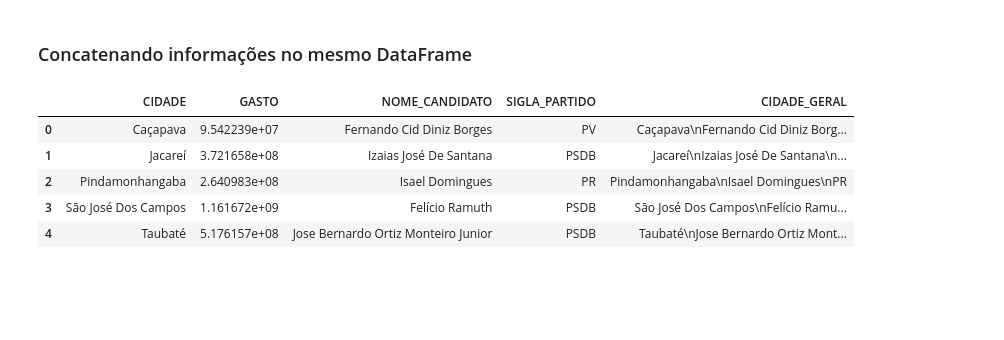
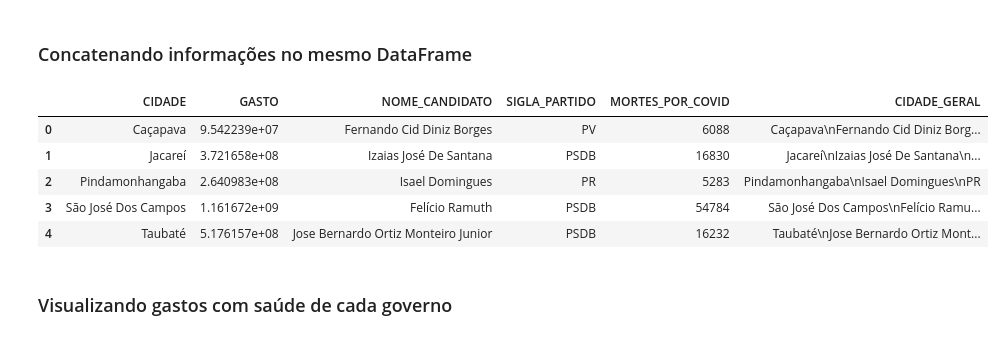
Before and after one commit to FabioRomeiro/GovernoEficazCOVID, a Jupyter notebook: GovernoEficazCOVID.ipynb, the cells around one changed output. Saved outputs shown, nothing was run; the diff lists cells and outputs as text; code cells hidden in the pictures; blank space fills up the shorter version.

```diff
--- a/GovernoEficazCOVID.ipynb
+++ b/GovernoEficazCOVID.ipynb
@@ -108,3 +110,7 @@ df_cities_expenses
 | 4 | TAUBATÉ | 5.176157e+08 |
 # %% [markdown]
 ### Importando e estudando dados de mortes por COVID dos municipios
+# %%
+df_all_covid_deaths = pd.read_csv('https://romeiro.s3-sa-east-1.amazonaws.com/HIST_PAINEL_COVIDBR_28nov2020.csv', sep=";", encoding="ANSI")
+df_all_covid_deaths['municipio'] = df_all_covid_deaths['municipio'].str.upper()
+df_all_covid_deaths.sample(5)
@@ -110,0 +124,5 @@ df_cities_expenses
+# %%
+covid_deaths_series = df_all_covid_deaths.query('municipio in @chosen_cities').groupby('municipio').sum('obitosAcumulado')['obitosAcumulado']
+frame = { 'CIDADE': covid_deaths_series.index, 'MORTES_POR_COVID': covid_deaths_series.values }
+df_covid_deaths = pd.DataFrame(frame)
+df_covid_deaths
@@ -111,17 +136,19 @@ df_cities_expenses
 # %% [markdown]
 ### Concatenando informações no mesmo DataFrame
 # %%
-data_frames = [df_cities_expenses, df_candidates]
+data_frames = [df_cities_expenses, df_candidates, df_covid_deaths]
 df_government_efficiency = reduce(lambda left, right: pd.merge(left, right, how='inner'), data_frames)
 df_government_efficiency['NOME_CANDIDATO'] = df_government_efficiency['NOME_CANDIDATO'].str.title()
 df_government_efficiency['CIDADE'] = df_government_efficiency['CIDADE'].str.title()
 df_government_efficiency['CIDADE_GERAL'] = df_government_efficiency[['CIDADE', 'NOME_CANDIDATO', 'SIGLA_PARTIDO']].agg('\n'.join, axis=1)
 df_government_efficiency
 # %% [output]
-|  | CIDADE | GASTO | NOME_CANDIDATO | SIGLA_PARTIDO | CIDADE_GERAL |
-| 0 | Caçapava | 9.542239e+07 | Fernando Cid Diniz Borges | PV | Caçapava\nFernando Cid Diniz Borg... |
-| 1 | Jacareí | 3.721658e+08 | Izaias José De Santana | PSDB | Jacareí\nIzaias José De Santana\n... |
-| 2 | Pindamonhangaba | 2.640983e+08 | Isael Domingues | PR | Pindamonhangaba\nIsael Domingues\nPR |
-| 3 | São José Dos Campos | 1.161672e+09 | Felício Ramuth | PSDB | São José Dos Campos\nFelício Ramu... |
-| 4 | Taubaté | 5.176157e+08 | Jose Bernardo Ortiz Monteiro Junior | PSDB | Taubaté\nJose Bernardo Ortiz Mont... |
+|  | CIDADE | GASTO | NOME_CANDIDATO | SIGLA_PARTIDO | MORTES_POR_COVID | CIDADE_GERAL |
+| 0 | Caçapava | 9.542239e+07 | Fernando Cid Diniz Borges | PV | 6088 | Caçapava\nFernando Cid Diniz Borg... |
+| 1 | Jacareí | 3.721658e+08 | Izaias José De Santana | PSDB | 16830 | Jacareí\nIzaias José De Santana\n... |
+| 2 | Pindamonhangaba | 2.640983e+08 | Isael Domingues | PR | 5283 | Pindamonhangaba\nIsael Domingues\nPR |
+| 3 | São José Dos Campos | 1.161672e+09 | Felício Ramuth | PSDB | 54784 | São José Dos Campos\nFelício Ramu... |
+| 4 | Taubaté | 5.176157e+08 | Jose Bernardo Ortiz Monteiro Junior | PSDB | 16232 | Taubaté\nJose Bernardo Ortiz Mont... |
+# %% [markdown]
+### Visualizando gastos com saúde de cada governo
 # %%
```
Also changed, not shown: parts of 12 cells of this notebook, 1 other file.
